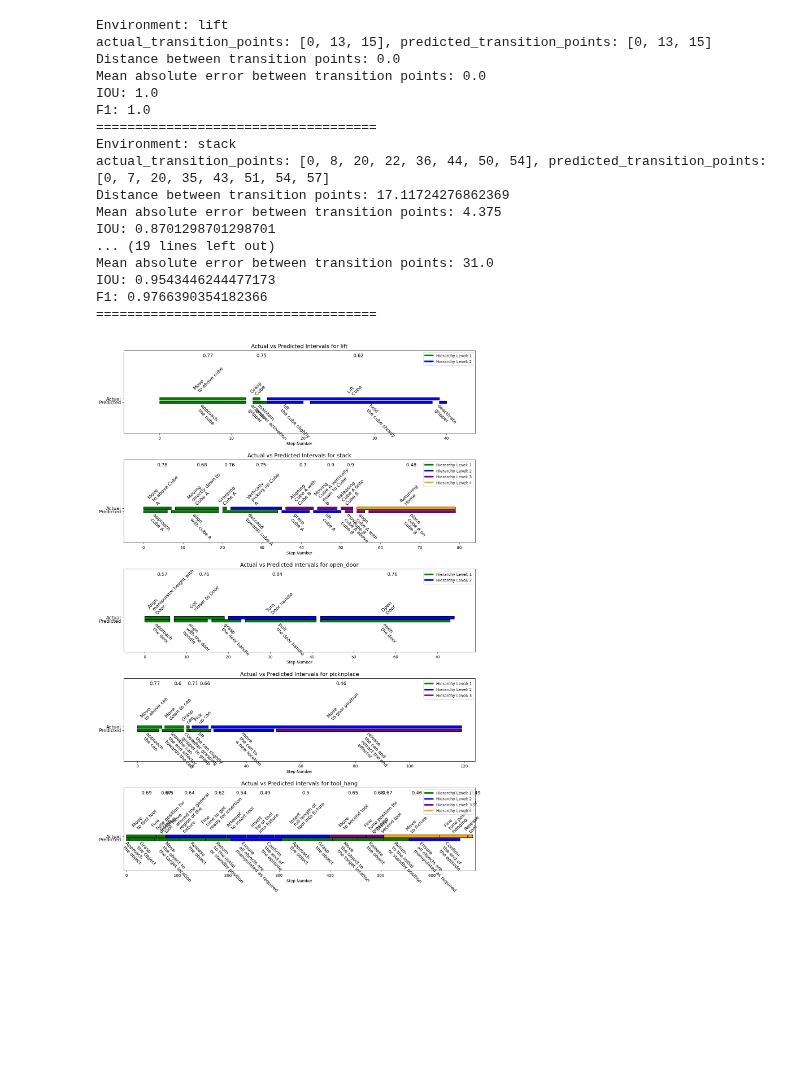
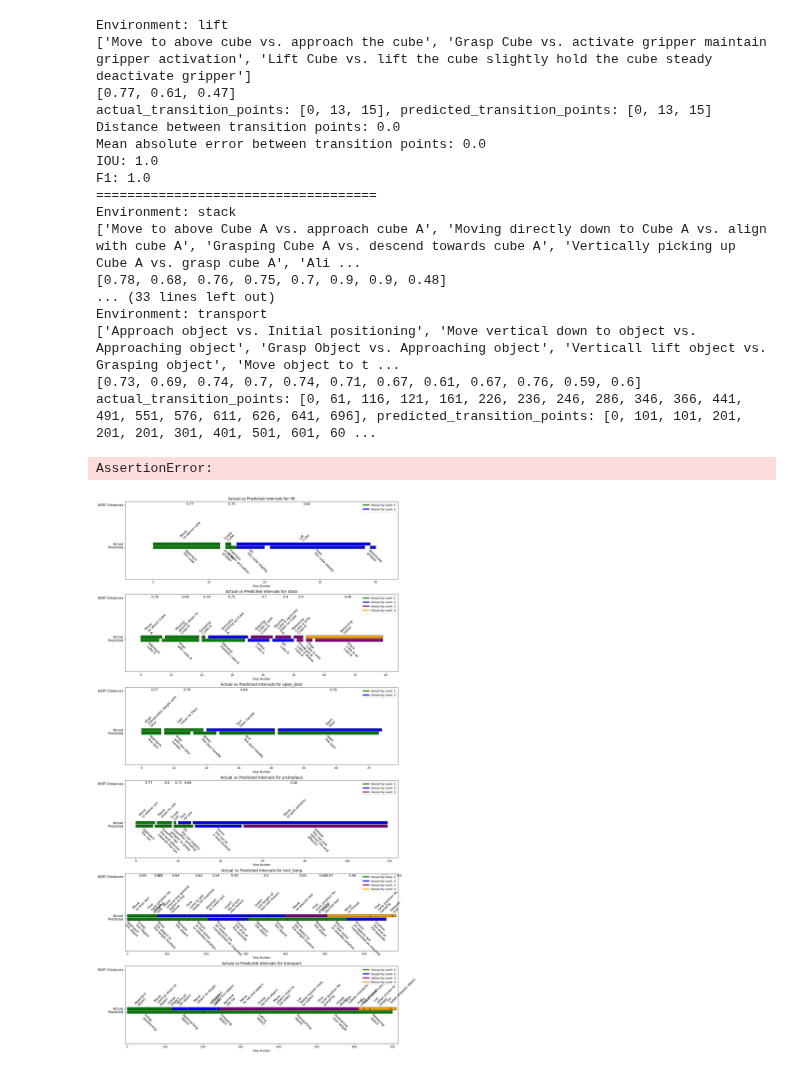
Before and after one commit to jsalfity/task_decomposition, a Jupyter notebook: task_decomposition/analysis/compare_GPT_groundtruth.ipynb, the cells around one changed output. Saved outputs shown, nothing was run; the diff lists cells and outputs as text; code cells hidden in the pictures; blank space fills up the shorter version.

```diff
--- a/task_decomposition/analysis/compare_GPT_groundtruth.ipynb
+++ b/task_decomposition/analysis/compare_GPT_groundtruth.ipynb
@@ -235,15 +235,15 @@ def box_plots(actual, predicted, env, ax=None):
 
     # Set the limits, labels, and title
     ax.set_xlim(-5, max(actual[-1][1], predicted[-1][1])+5)
-    ax.set_ylim(-9, 16)
-    ax.set_yticks([0.4, 1.4])
-    ax.set_yticklabels(["Predicted", "Actual"], fontsize=12)
+    ax.set_ylim(-9, 14)
+    ax.set_yticks([0.4, 1.4, 13])
+    ax.set_yticklabels(["Predicted", "Actual", "BERT Distances"], fontsize=12)
     ax.set_xlabel("Step Number")
     ax.set_title(f"Actual vs Predicted Intervals for {env}", fontsize=14)
 
     # Place the legend in the upper right corner
     legend_elements = [
-        Line2D([0], [0], color=c, lw=4, label=f"Hierarchy Level: {n+1}")
+        Line2D([0], [0], color=c, lw=4, label=f"Major Hierarchy: {n+1}")
         for n, c in enumerate(color_map)
     ]
     ax.legend(handles=legend_elements, loc="upper right", bbox_to_anchor=(1, 1), ncol=1)
@@ -251,62 +251,66 @@ def box_plots(actual, predicted, env, ax=None):
     # BERT ENCODINGS
     # Calculate the similarity between the predicted and actual descriptions
     for a, p in zip(actual, predicted):
-        ax.text(
-            (a[0] + a[1]) / 2,
-            14,
-            compare_description_similarity(a[2], p[2]),
-            ha="left",
-            fontsize="large",
-            color="black",
-            rotation_mode="anchor",
-        )
+        if env != "transport":
+            ax.text(
+                (a[0] + a[1]) / 2,
+                13,
+                compare_description_similarity(a[2], p[2]),
+                ha="left",
+                fontsize="large",
+                color="black",
+                rotation_mode="anchor",
+            )
     return ax
     # plt.tight_layout()
     # plt.show()
 # %%
-envs = ["lift", "stack", "open_door", "picknplace", "tool_hang"]
+envs = ["lift", "stack", "open_door", "picknplace", "tool_hang", "transport"]
 
 n_plots = len(envs)
-fig, axs = plt.subplots(n_plots, figsize=(14, 4*n_plots))
+fig, axs = plt.subplots(n_plots, figsize=(18, 6*n_plots))
 
 for i, env in enumerate(envs):
     print(f"Environment: {env}")
     actual = GROUND_TRUTH[env]
     predicted = GPT_OUTPUTS[env]
     merged_predicted = merge_predicted_actual(predicted, actual)
 
     ax = box_plots(actual, predicted, env, ax=axs[i])
 
 
+    print([f"{a[2]} vs. {p[2]}" for a,p in zip(actual, merged_predicted)])
+    print([compare_description_similarity(a[2], p[2]) for a,p in zip(actual, merged_predicted)])
     actual_transition_points, predicted_transition_points = get_transition_points(actual, merged_predicted)
     print(f"actual_transition_points: {actual_transition_points}, predicted_transition_points: {predicted_transition_points}")
     D = distance_between_points(actual_transition_points, predicted_transition_points)
     M = mean_absolute_error(actual_transition_points, predicted_transition_points)
     print(f"Distance between transition points: {D}")
     print(f"Mean absolute error between transition points: {M}")
     iou, f1 = calculate_iou_and_f1(actual, merged_predicted)
     print(f"IOU: {iou}")
     print(f"F1: {f1}")
     print("====================================")
 
 plt.tight_layout()
 plt.show()
 # %% [output]
 Environment: lift
+['Move to above cube vs. approach the cube', 'Grasp Cube vs. activate gripper maintain gripper activation', 'Lift Cube vs. lift the cube slightly hold the cube steady deactivate gripper']
+[0.77, 0.61, 0.47]
 actual_transition_points: [0, 13, 15], predicted_transition_points: [0, 13, 15]
 Distance between transition points: 0.0
 Mean absolute error between transition points: 0.0
 IOU: 1.0
 F1: 1.0
 ====================================
 Environment: stack
-actual_transition_points: [0, 8, 20, 22, 36, 44, 50, 54], predicted_transition_points: [0, 7, 20, 35, 43, 51, 54, 57]
-Distance between transition points: 17.11724276862369
-Mean absolute error between transition points: 4.375
-IOU: 0.8701298701298701
-... (19 lines left out)
-Mean absolute error between transition points: 31.0
-IOU: 0.9543446244477173
-F1: 0.9766390354182366
-====================================
+['Move to above Cube A vs. approach cube A', 'Moving directly down to Cube A vs. align with cube A', 'Grasping Cube A vs. descend towards cube A', 'Vertically picking up Cube A vs. grasp cube A', 'Ali ...
+[0.78, 0.68, 0.76, 0.75, 0.7, 0.9, 0.9, 0.48]
+... (33 lines left out)
+Environment: transport
+['Approach object vs. Initial positioning', 'Move vertical down to object vs. Approaching object', 'Grasp Object vs. Approaching object', 'Verticall lift object vs. Grasping object', 'Move object to t ...
+[0.73, 0.69, 0.74, 0.7, 0.74, 0.71, 0.67, 0.61, 0.67, 0.76, 0.59, 0.6]
+actual_transition_points: [0, 61, 116, 121, 161, 226, 236, 246, 286, 346, 366, 441, 491, 551, 576, 611, 626, 641, 696], predicted_transition_points: [0, 101, 101, 201, 201, 201, 301, 401, 501, 601, 60 ...
+AssertionError:
-[figure, old version]
+[figure, new version]
```
Also changed, not shown: 2 other files.
